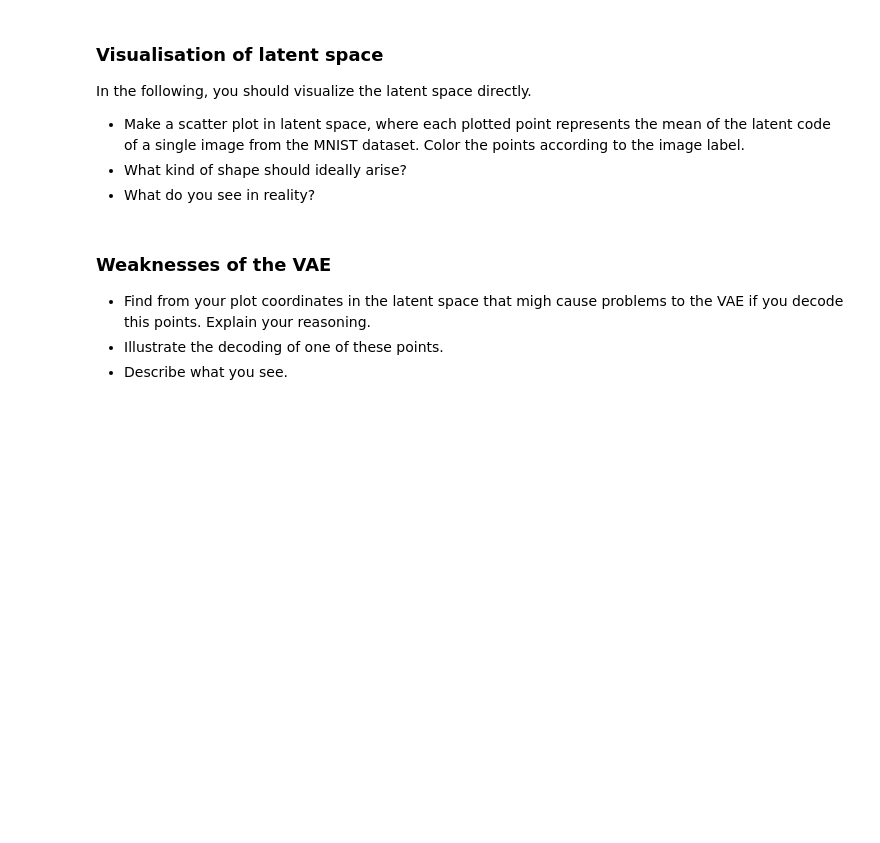
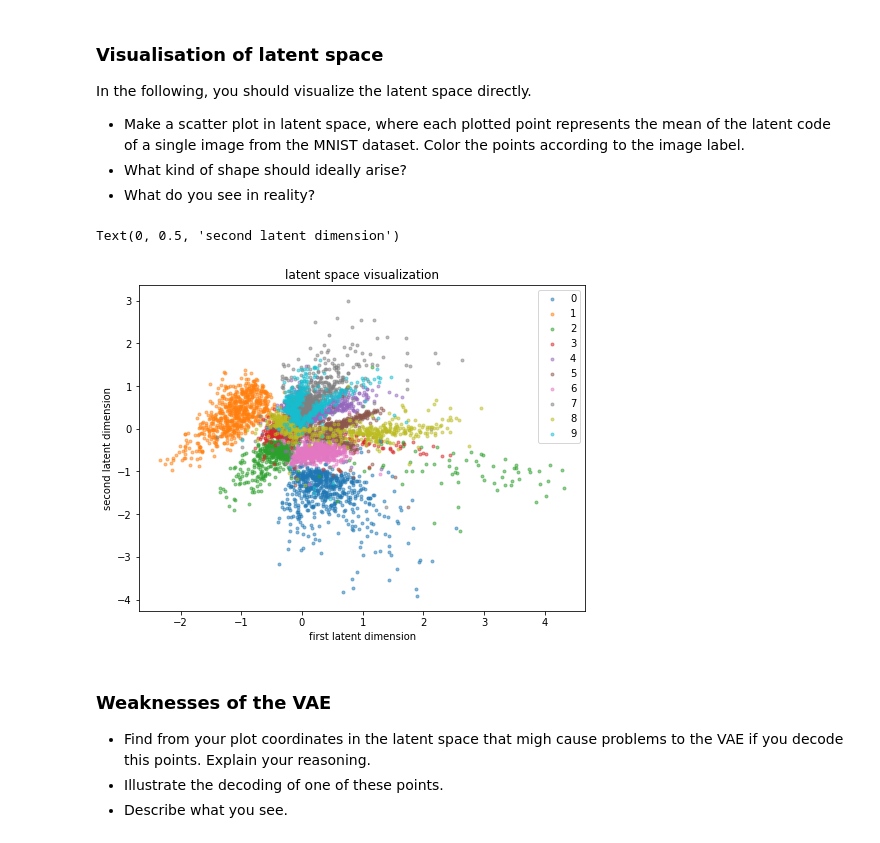
Before and after one commit to ml4cdeca/AdvancedMachineLearning, a Jupyter notebook: exercise05/cvae.ipynb, the cells around one changed output. Cells and saved outputs as stored; diff of their text form; code cells hidden in the pictures; blank space fills up the shorter version.

```diff
--- a/exercise05/cvae.ipynb
+++ b/exercise05/cvae.ipynb
@@ -531,3 +554,20 @@ In the following, you should visualize the latent space directly.
+# %%
+whole_set_loader=torch.utils.data.DataLoader(dataset=train_dataset, batch_size=6000, shuffle=True,num_workers=1)
+x_data,y_data=next(iter(whole_set_loader))
+x_data = x_data.float().to(device)
+y_data = y_data.numpy()
+latent_rep=vae.encoder(x_data)[0].detach().cpu().numpy()
+# %%
+plt.figure(figsize=(8,6))
+for i in range(10):
+    plt.scatter(*latent_rep[y_data==i].T,label=i,marker='.',alpha=.5)
+plt.legend()
+plt.title('latent space visualization')
+plt.xlabel('first latent dimension')
+plt.ylabel('second latent dimension')
+# %% [output]
+Text(0, 0.5, 'second latent dimension')
+[figure, added]
 # %% [markdown]
 ### Weaknesses of the VAE
 * Find from your plot coordinates in the latent space that migh cause problems to the VAE if you decode this points. Explain your reasoning.
```
Also changed, not shown: parts of 14 cells of this notebook, 1 other file.
